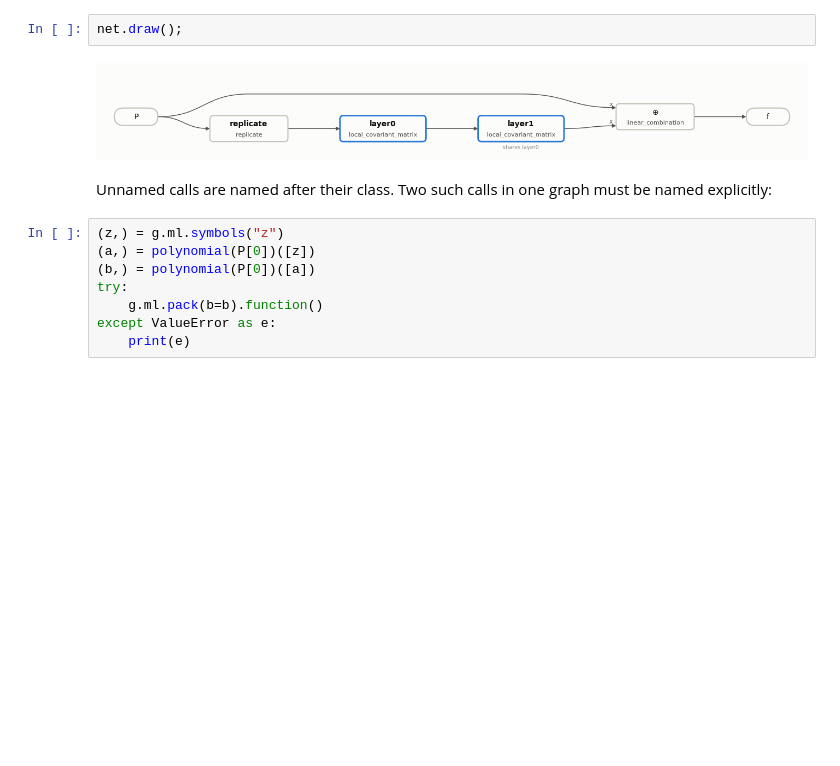
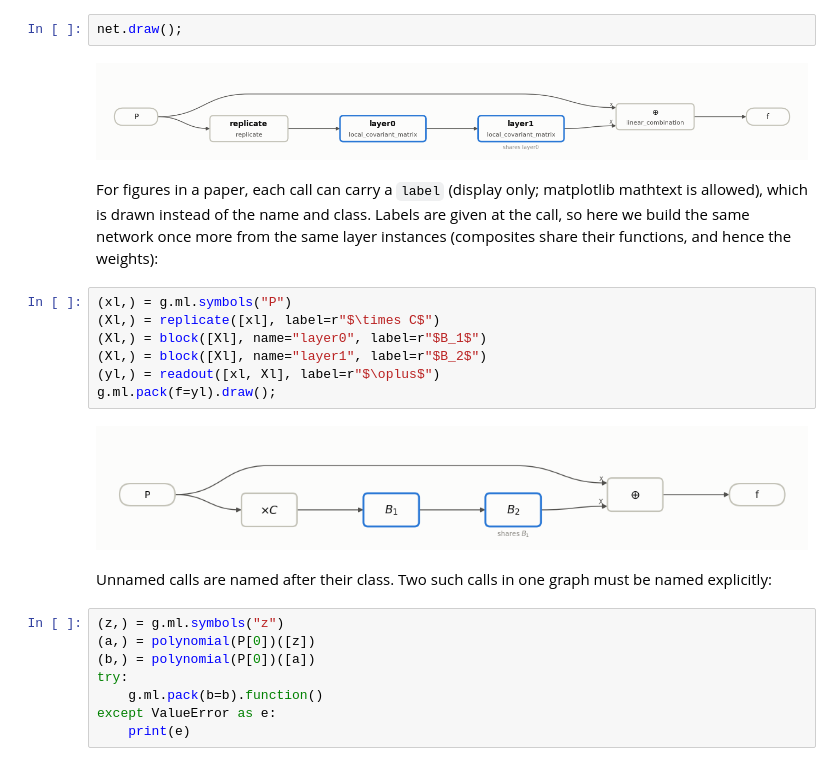
Before and after one commit to lehner/gpt, a Jupyter notebook: documentation/tutorials/advanced/ml-graphs.ipynb, the cells around one changed output. Saved outputs shown, nothing was run; the diff lists cells and outputs as text; blank space fills up the shorter version.

```diff
--- a/documentation/tutorials/advanced/ml-graphs.ipynb
+++ b/documentation/tutorials/advanced/ml-graphs.ipynb
@@ -113,6 +113,17 @@ outputs: f=$\oplus$.y
 net.draw();
 # %% [output]
 [figure]
+# %% [markdown]
+For figures in a paper, each call can carry a `label` (display only; matplotlib mathtext is allowed), which is drawn instead of the name and class. Labels are given at the call, so here we build the same network once more from the same layer instances (composites share their functions, and hence the weights):
+# %%
+(xl,) = g.ml.symbols("P")
+(Xl,) = replicate([xl], label=r"$\times C$")
+(Xl,) = block([Xl], name="layer0", label=r"$B_1$")
+(Xl,) = block([Xl], name="layer1", label=r"$B_2$")
+(yl,) = readout([xl, Xl], label=r"$\oplus$")
+g.ml.pack(f=yl).draw();
+# %% [output]
+[figure, added]
 # %% [markdown]
 Unnamed calls are named after their class. Two such calls in one graph must be named explicitly:
 # %%
```
Also changed, not shown: parts of 2 cells of this notebook, 4 other files.
